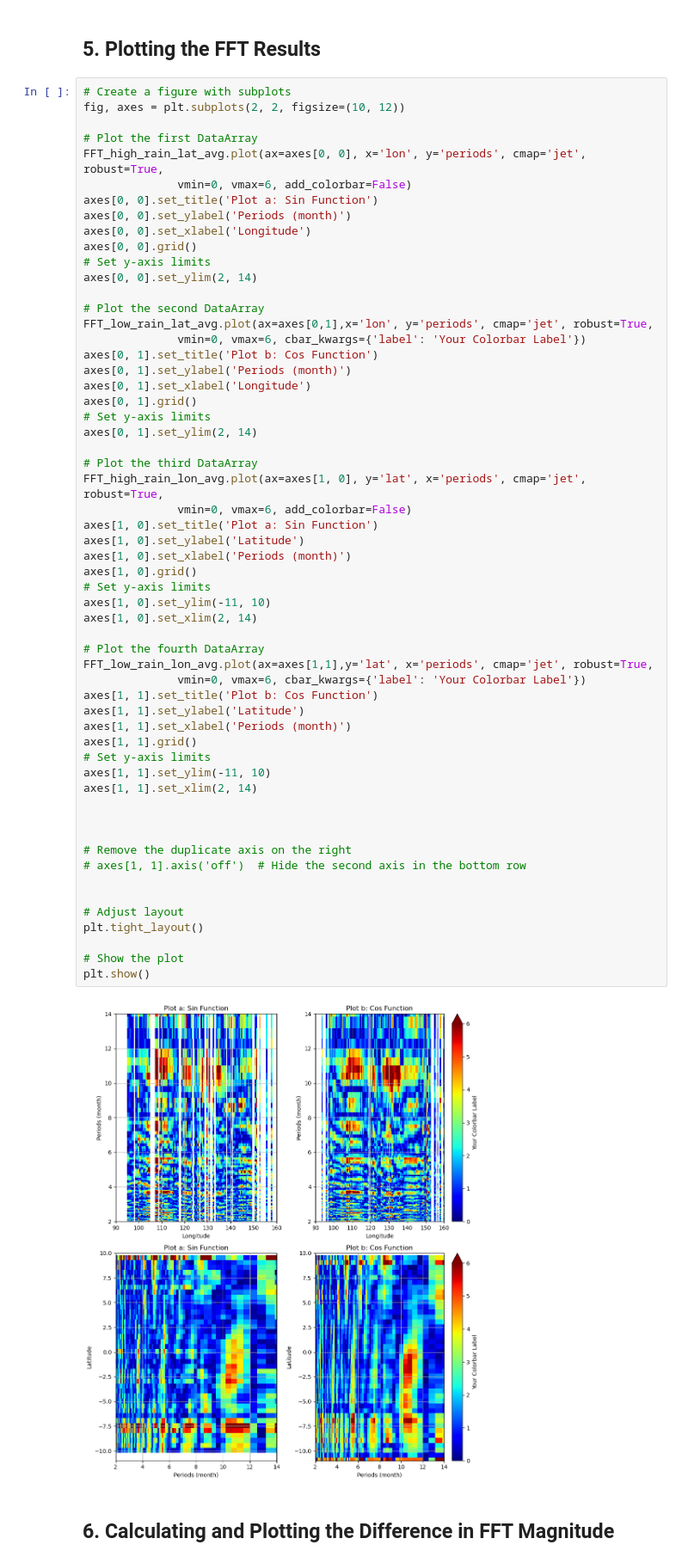
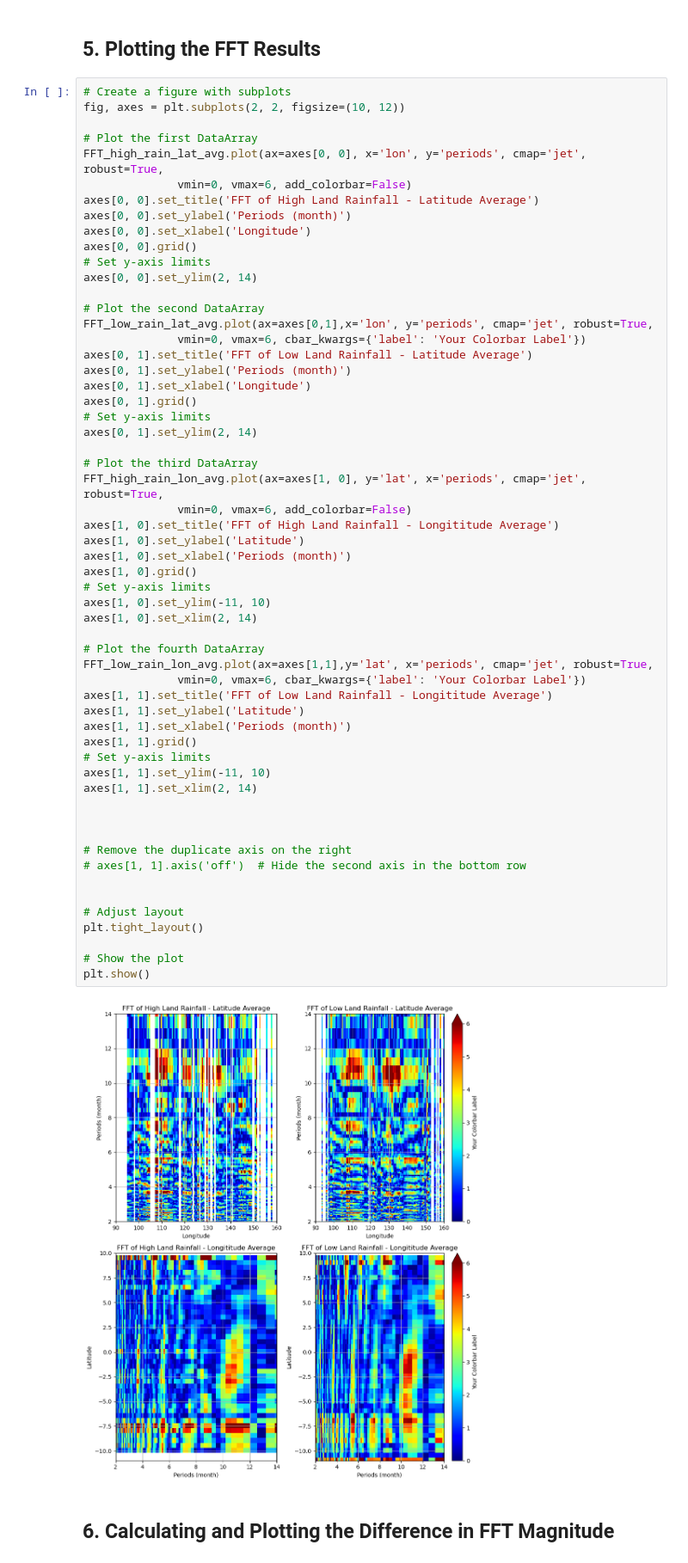
Before and after one commit to sputhiyamadam/PYRATES_workshop, a Jupyter notebook: L2_spectral_analysis_visualization.ipynb, the cells around one changed output. Shown at 86% size. Cells and saved outputs as stored; diff of their text form.

```diff
--- a/L2_spectral_analysis_visualization.ipynb
+++ b/L2_spectral_analysis_visualization.ipynb
@@ -252,7 +252,7 @@ fig, axes = plt.subplots(2, 2, figsize=(10, 12))
 # Plot the first DataArray
 FFT_high_rain_lat_avg.plot(ax=axes[0, 0], x='lon', y='periods', cmap='jet', robust=True,
               vmin=0, vmax=6, add_colorbar=False)
-axes[0, 0].set_title('Plot a: Sin Function')
+axes[0, 0].set_title('FFT of High Land Rainfall - Latitude Average')
 axes[0, 0].set_ylabel('Periods (month)')
 axes[0, 0].set_xlabel('Longitude')
 axes[0, 0].grid()
@@ -262,7 +262,7 @@ axes[0, 0].set_ylim(2, 14)
 # Plot the second DataArray
 FFT_low_rain_lat_avg.plot(ax=axes[0,1],x='lon', y='periods', cmap='jet', robust=True,
               vmin=0, vmax=6, cbar_kwargs={'label': 'Your Colorbar Label'})
-axes[0, 1].set_title('Plot b: Cos Function')
+axes[0, 1].set_title('FFT of Low Land Rainfall - Latitude Average')
 axes[0, 1].set_ylabel('Periods (month)')
 axes[0, 1].set_xlabel('Longitude')
 axes[0, 1].grid()
@@ -272,38 +272,38 @@ axes[0, 1].set_ylim(2, 14)
 # Plot the third DataArray
 FFT_high_rain_lon_avg.plot(ax=axes[1, 0], y='lat', x='periods', cmap='jet', robust=True,
               vmin=0, vmax=6, add_colorbar=False)
-axes[1, 0].set_title('Plot a: Sin Function')
+axes[1, 0].set_title('FFT of High Land Rainfall - Longititude Average')
 axes[1, 0].set_ylabel('Latitude')
 axes[1, 0].set_xlabel('Periods (month)')
 axes[1, 0].grid()
 # Set y-axis limits
 axes[1, 0].set_ylim(-11, 10)
 axes[1, 0].set_xlim(2, 14)
 
 # Plot the fourth DataArray
 FFT_low_rain_lon_avg.plot(ax=axes[1,1],y='lat', x='periods', cmap='jet', robust=True,
               vmin=0, vmax=6, cbar_kwargs={'label': 'Your Colorbar Label'})
-axes[1, 1].set_title('Plot b: Cos Function')
+axes[1, 1].set_title('FFT of Low Land Rainfall - Longititude Average')
 axes[1, 1].set_ylabel('Latitude')
 axes[1, 1].set_xlabel('Periods (month)')
 axes[1, 1].grid()
 # Set y-axis limits
 axes[1, 1].set_ylim(-11, 10)
 axes[1, 1].set_xlim(2, 14)
 
 
 
 # Remove the duplicate axis on the right
 # axes[1, 1].axis('off')  # Hide the second axis in the bottom row
 
 
 # Adjust layout
 plt.tight_layout()
 
 # Show the plot
 plt.show()
 # %% [output]
-[figure, old version]
+[figure, new version]
 # %% [markdown]
 ## 6. Calculating and Plotting the Difference in FFT Magnitude
 # %%
```
Also changed, not shown: parts of 1 cell of this notebook, 2 other files.
